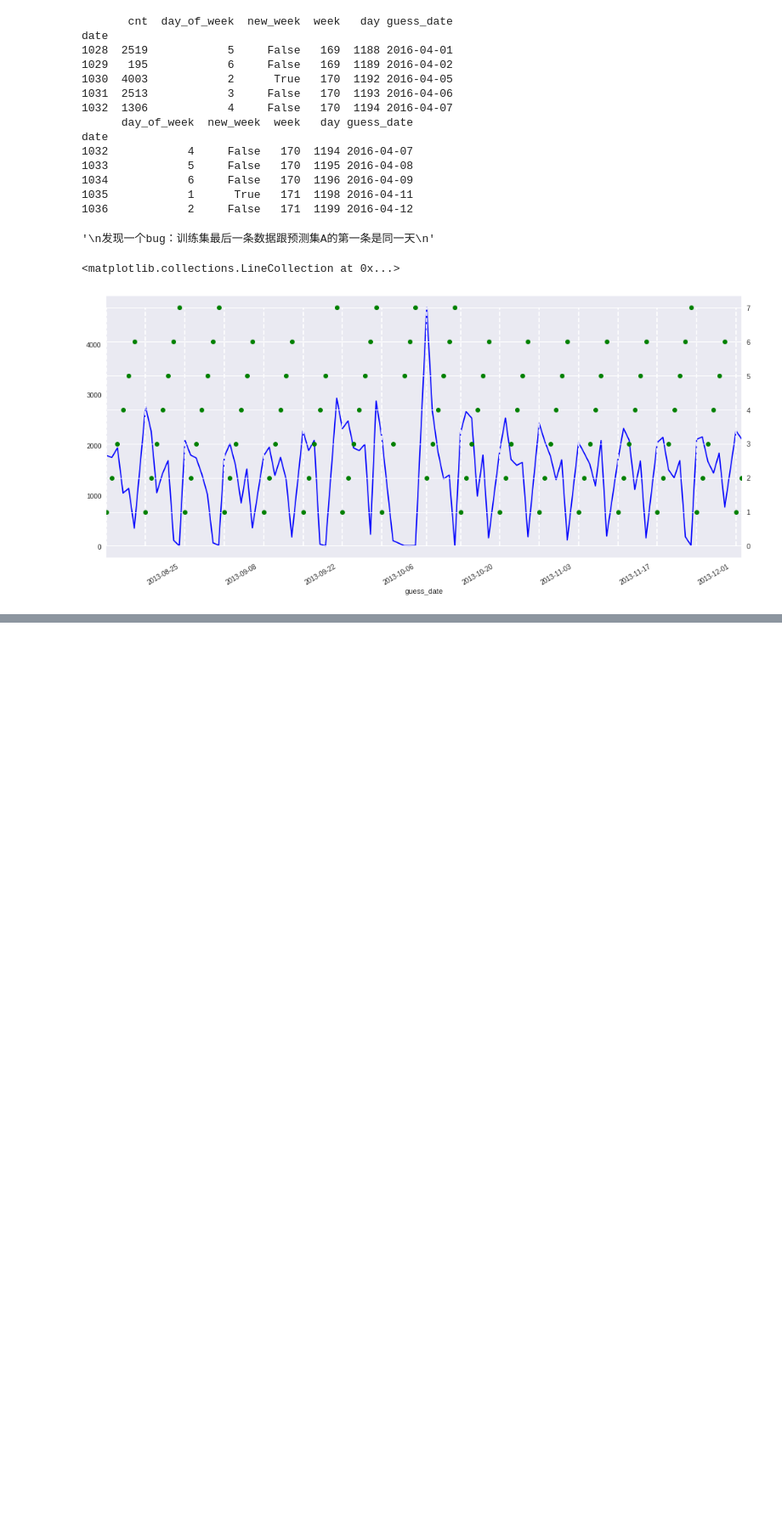
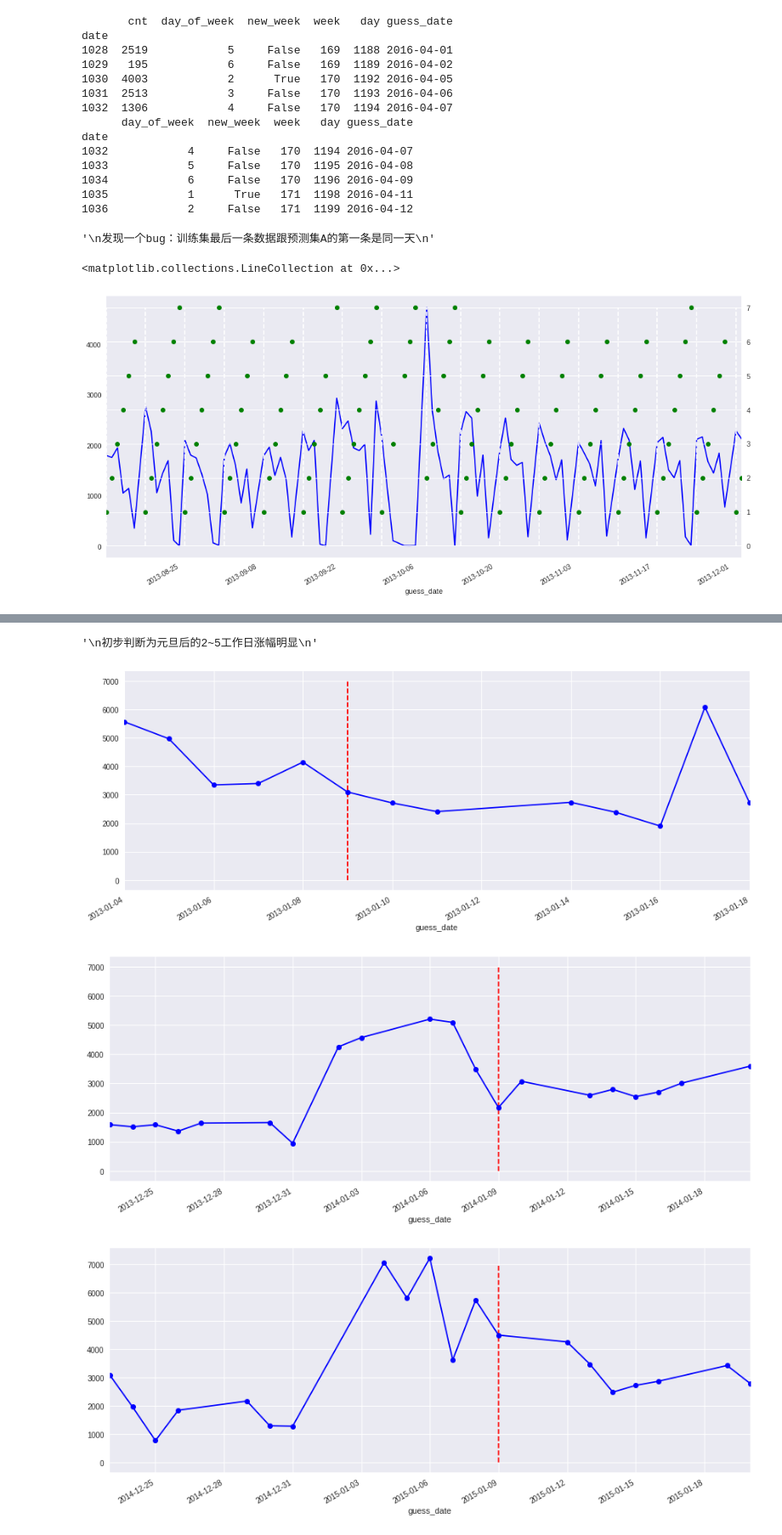
Before and after one commit to YunaQiu/yancheng_borad, a Jupyter notebook: analysis.ipynb, the cells around one changed output, grey strips where cells are left out. Shown at 85% size. Drawn from its saved outputs; the diff is of its cells as text; code cells hidden in the pictures; blank space fills up the shorter version.

```diff
--- a/analysis.ipynb
+++ b/analysis.ipynb
@@ -320,0 +378,34 @@ plt.vlines(x=drawDf[drawDf.new_week].index,ymin=0,ymax=7,colors='w',linestyles='
+# %%
+# 添加节假日标记字段
+import urllib, urllib.parse, urllib.request
+import json
+
+def addHoliday(df):
+    dateList = pd.to_datetime(df.guess_date)
+    dateList = [dt.strftime('%Y%m%d') for dt in dateList]
+    # 向第三方接口请求数据(返回结果：0：工作日，1：休息日，2：节假日)
+    url = "http://tool.bitefu.net/jiari/"
+    data = urllib.parse.urlencode({'d':','.join(dateList)})
+    res = urllib.request.urlopen(url, data.encode()).read()
+    res = json.loads(res.decode('utf-8'))
+    df['holiday'] = list(map(lambda x: int(res[x]), dateList))
+    return df
+# %%
+# 提取观察每年元旦后，春节前后的日上排量规律
+dataDf = addHoliday(dataDf)
+newYear = [np.datetime64(dt) for dt in ['2013-01-01','2014-01-01','2015-01-01','2016-01-01']]
+for dt in newYear:
+    drawDf = dataDf[(dataDf.guess_date>dt-np.timedelta64(10,'D')) & (dataDf.guess_date<dt+np.timedelta64(20,'D')) & (dataDf.holiday==0)]
+    fig, ax = plt.subplots(figsize=(15,6))
+    drawDf.set_index('guess_date', inplace=True)
+    drawDf['cnt'].plot(ax=ax, style='b-', marker='o')
+    vLine = drawDf[dt:].iloc[5].name
+    plt.vlines(x=vLine, ymin=0, ymax=7000, colors='r', linestyles='dashed')
+'''
+初步判断为元旦后的2~5工作日涨幅明显
+'''
+# %% [output]
+'\n初步判断为元旦后的2~5工作日涨幅明显\n'
+[figure, added]
+[figure, added]
+[figure, added]
```
Also changed, not shown: parts of 7 cells of this notebook, 4 other files.
